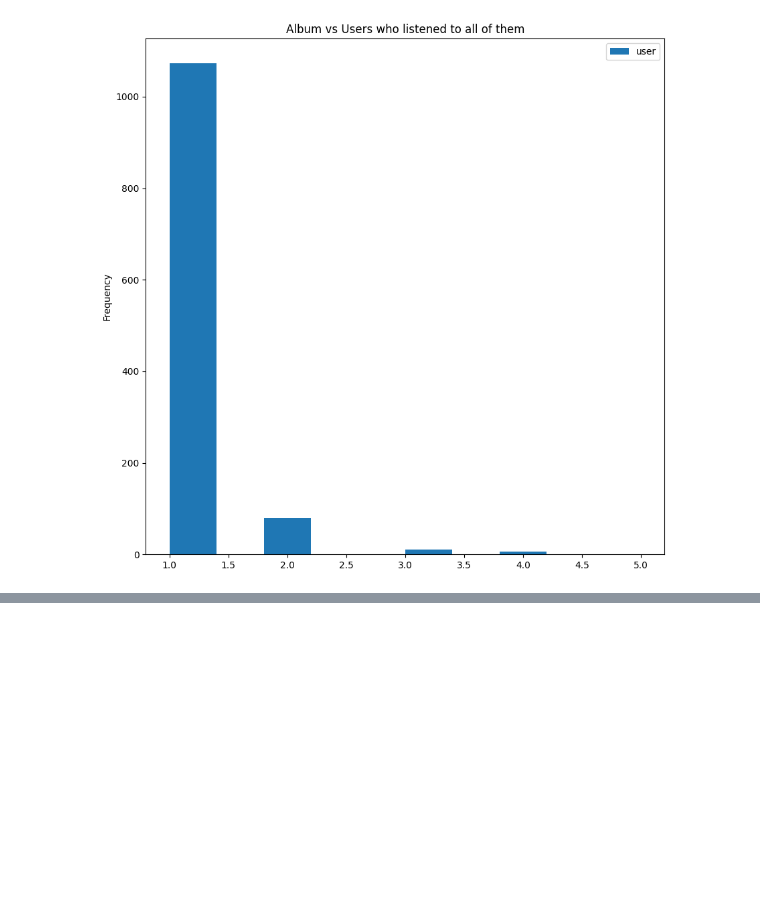
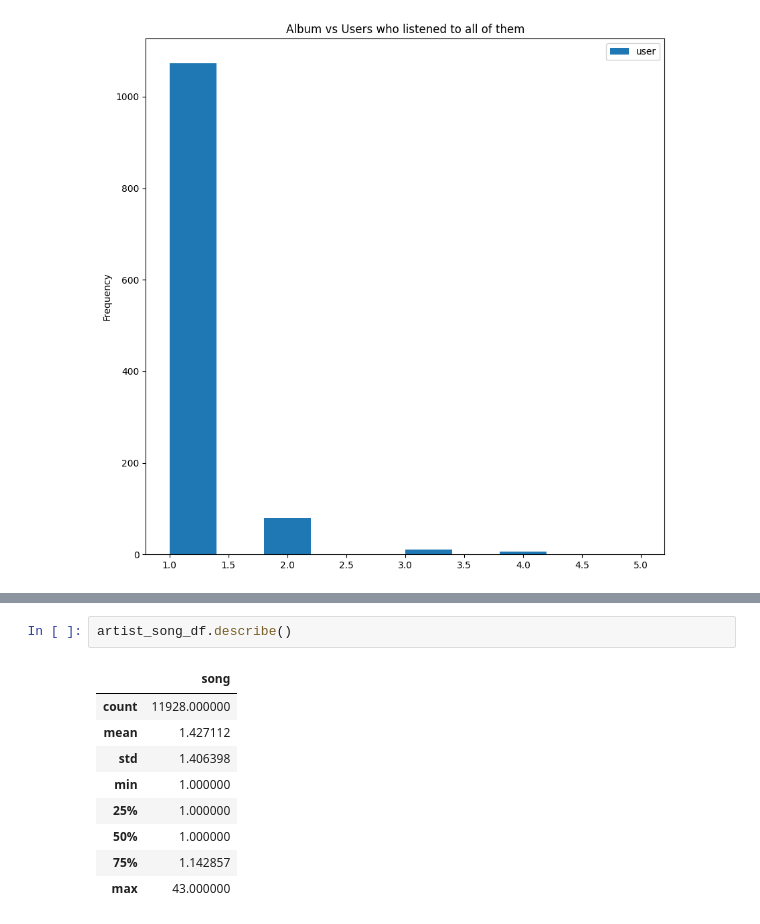
Before and after one commit to csosapezo/song-recommendation-engine, a Jupyter notebook: exploratory-data-analysis.ipynb, the cells around one changed output, grey strips where cells are left out. Drawn from its saved outputs; the diff is of its cells as text; blank space fills up the shorter version.

```diff
--- a/exploratory-data-analysis.ipynb
+++ b/exploratory-data-analysis.ipynb
@@ -194,0 +216,12 @@ ax = album_user_df.plot(
+# %%
+artist_song_df.describe()
+# %% [output]
+|  | song |
+| count | 11928.000000 |
+| mean | 1.427112 |
+| std | 1.406398 |
+| min | 1.000000 |
+| 25% | 1.000000 |
+| 50% | 1.000000 |
+| 75% | 1.142857 |
+| max | 43.000000 |
```
Also changed, not shown: parts of 7 cells of this notebook.
